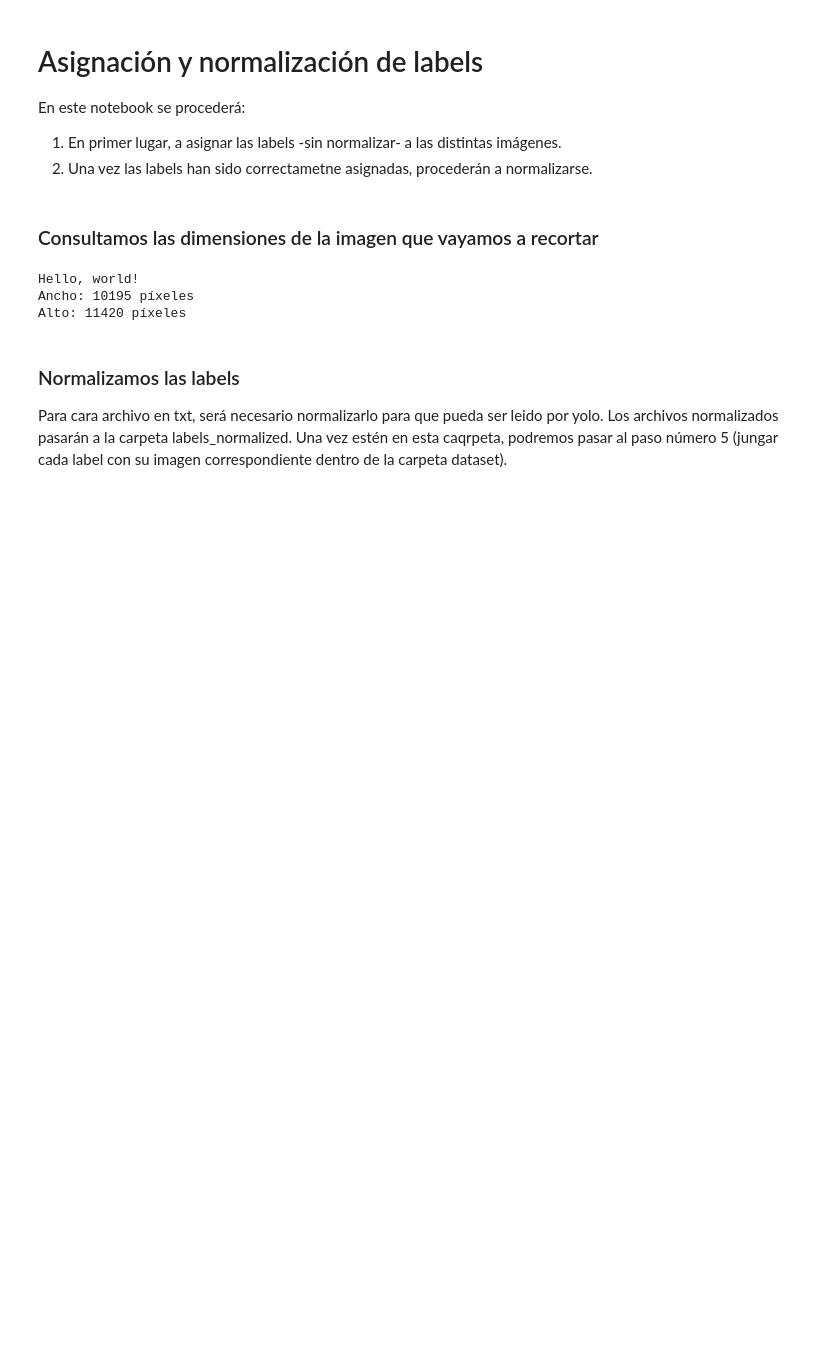
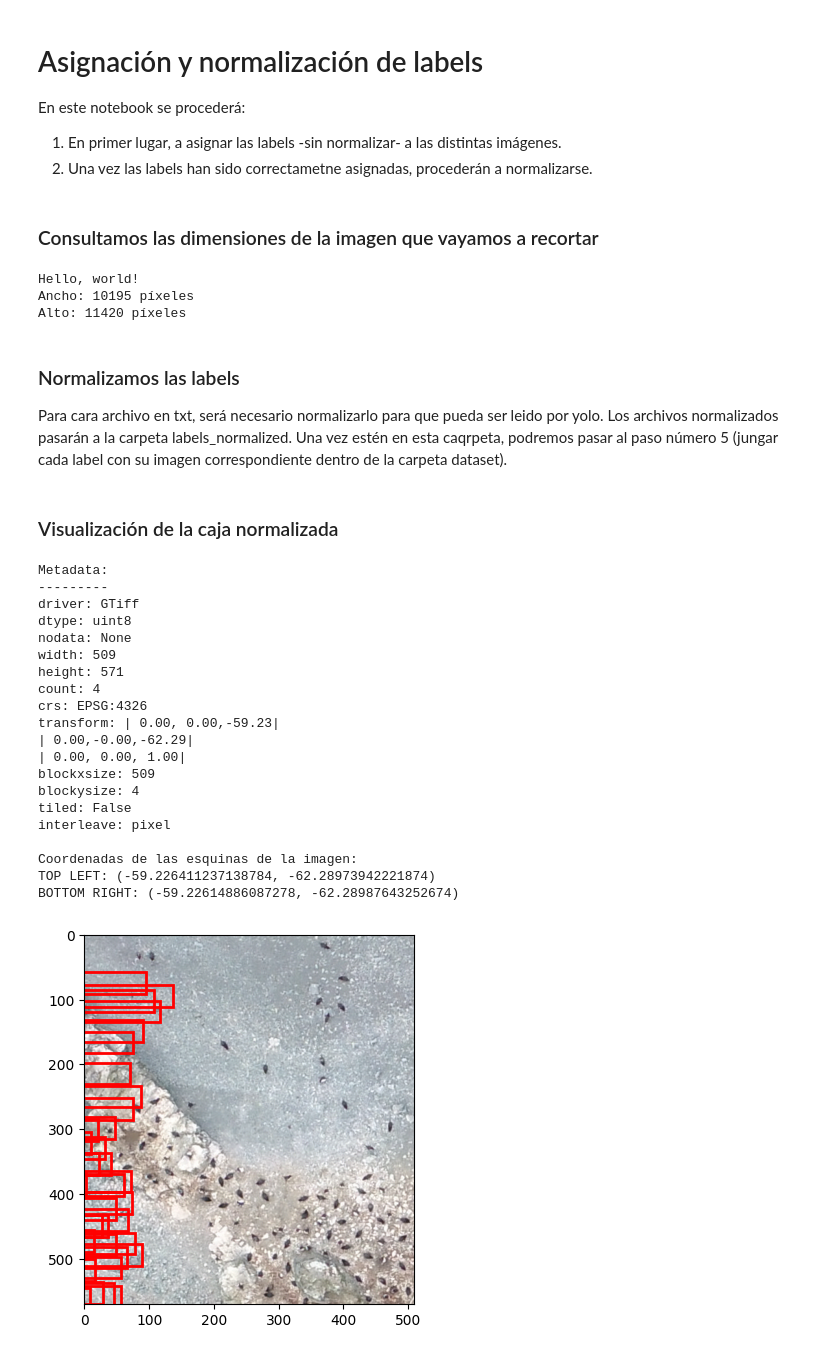
Before and after one commit to fjzamora93/CountingPenguins, a Jupyter notebook: 3_AsignarNormalizarLabelsTxt.ipynb, the cells around one changed output. Drawn from its saved outputs; the diff is of its cells as text; code cells hidden in the pictures; blank space fills up the shorter version.

```diff
--- a/3_AsignarNormalizarLabelsTxt.ipynb
+++ b/3_AsignarNormalizarLabelsTxt.ipynb
@@ -54,3 +54,49 @@ for file in os.listdir(coords_sin_normalizar):
         txt_file_coords=coords_file,
         output_file=output_file,
     )
+# %% [markdown]
+### Visualización de la caja normalizada
+# %%
+import utils.yolo_fun as yolo_fun
+import utils.img_fun as img_fun
+import os
+import pandas as pd
+from tqdm import tqdm
+import rasterio
+
+TILE = 13
+NUM = 379
+
+imagen_path = os.path.join('cut_tiles', f"tile_{TILE}_subrecorte_{NUM}.tiff")
+coords_file = os.path.join('coords', 'labels_normalized' ,f"tile_{TILE}_subrecorte_{NUM}.txt")
+coords = pd.read_csv(coords_file, header=None, sep=" ")
+img_info = img_fun.get_img_info(imagen_path)
+
+ancho_imagen = img_info["width"]
+alto_imagen = img_info["height"]
+
+
+
+yolo_fun.visualizar_cajas(imagen_path, coords, ancho_imagen, alto_imagen)
+# %% [output]
+Metadata:
+---------
+driver: GTiff
+dtype: uint8
+nodata: None
+width: 509
+height: 571
+count: 4
+crs: EPSG:4326
+transform: | 0.00, 0.00,-59.23|
+| 0.00,-0.00,-62.29|
+| 0.00, 0.00, 1.00|
+blockxsize: 509
+blockysize: 4
+tiled: False
+interleave: pixel
+
+Coordenadas de las esquinas de la imagen:
+TOP LEFT: (-59.226411237138784, -62.28973942221874)
+BOTTOM RIGHT: (-59.22614886087278, -62.28987643252674)
+[figure, added]
```
Also changed, not shown: parts of 2 cells of this notebook, 8 other files.
